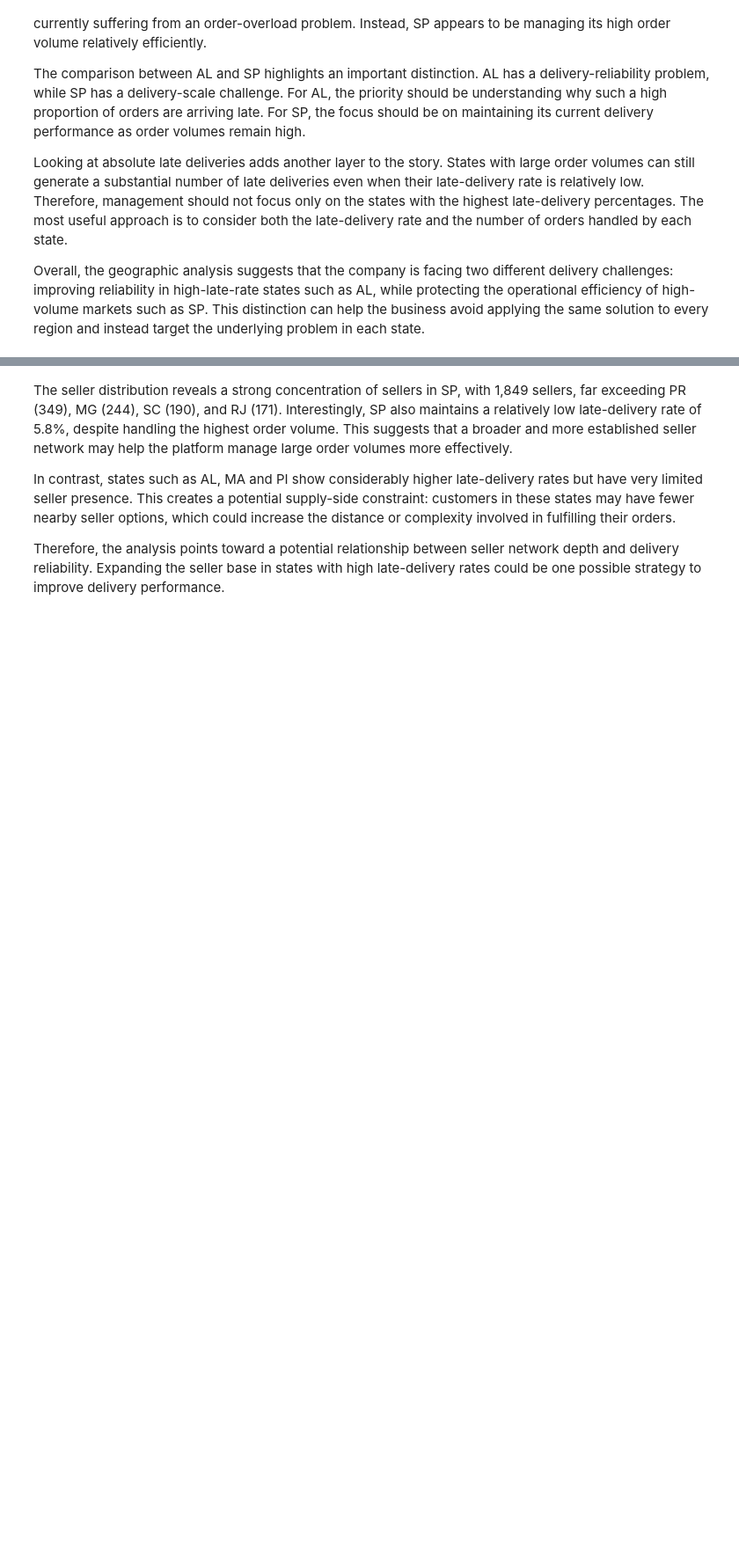
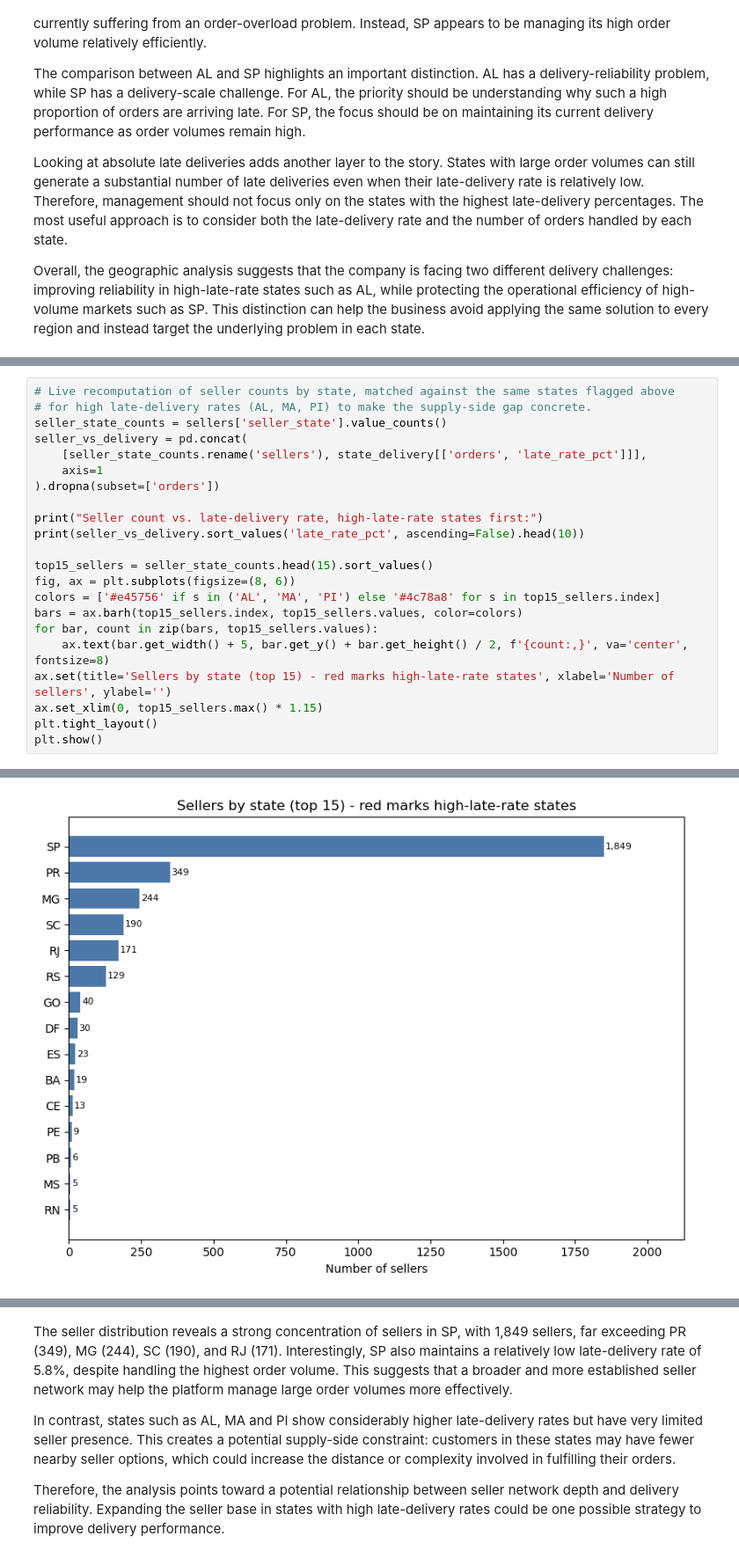
Before and after one commit to Hiteshpanghal900/ecommerce-visual-analytics, a Jupyter notebook: combined_eda.ipynb, the cells around one changed output, grey strips where cells are left out. Shown at 88% size. Cells and saved outputs as stored; diff of their text form; blank space fills up the shorter version.

```diff
--- a/combined_eda.ipynb
+++ b/combined_eda.ipynb
@@ -206,3 +262,26 @@ Overall, the geographic analysis suggests that the company is facing two differe
 # %% [markdown]
 ### Seller Analysis
 ![image.png](attachment:1c440541-ffbc-430f-8297-10eea734ac3a.png)
+# %%
+# Live recomputation of seller counts by state, matched against the same states flagged above
+# for high late-delivery rates (AL, MA, PI) to make the supply-side gap concrete.
+seller_state_counts = sellers['seller_state'].value_counts()
+seller_vs_delivery = pd.concat(
+    [seller_state_counts.rename('sellers'), state_delivery[['orders', 'late_rate_pct']]],
+    axis=1
+).dropna(subset=['orders'])
+
+print("Seller count vs. late-delivery rate, high-late-rate states first:")
+print(seller_vs_delivery.sort_values('late_rate_pct', ascending=False).head(10))
+
+top15_sellers = seller_state_counts.head(15).sort_values()
+fig, ax = plt.subplots(figsize=(8, 6))
+colors = ['#e45756' if s in ('AL', 'MA', 'PI') else '#4c78a8' for s in top15_sellers.index]
+bars = ax.barh(top15_sellers.index, top15_sellers.values, color=colors)
+for bar, count in zip(bars, top15_sellers.values):
+    ax.text(bar.get_width() + 5, bar.get_y() + bar.get_height() / 2, f'{count:,}', va='center', fontsize=8)
+ax.set(title='Sellers by state (top 15) - red marks high-late-rate states', xlabel='Number of sellers', ylabel='')
+ax.set_xlim(0, top15_sellers.max() * 1.15)
+plt.tight_layout()
+plt.show()
+# %% [output]
@@ -208,0 +300 @@ Overall, the geographic analysis suggests that the company is facing two differe
+[figure, added]
```
Also changed, not shown: parts of 27 cells of this notebook, 17 other files.
